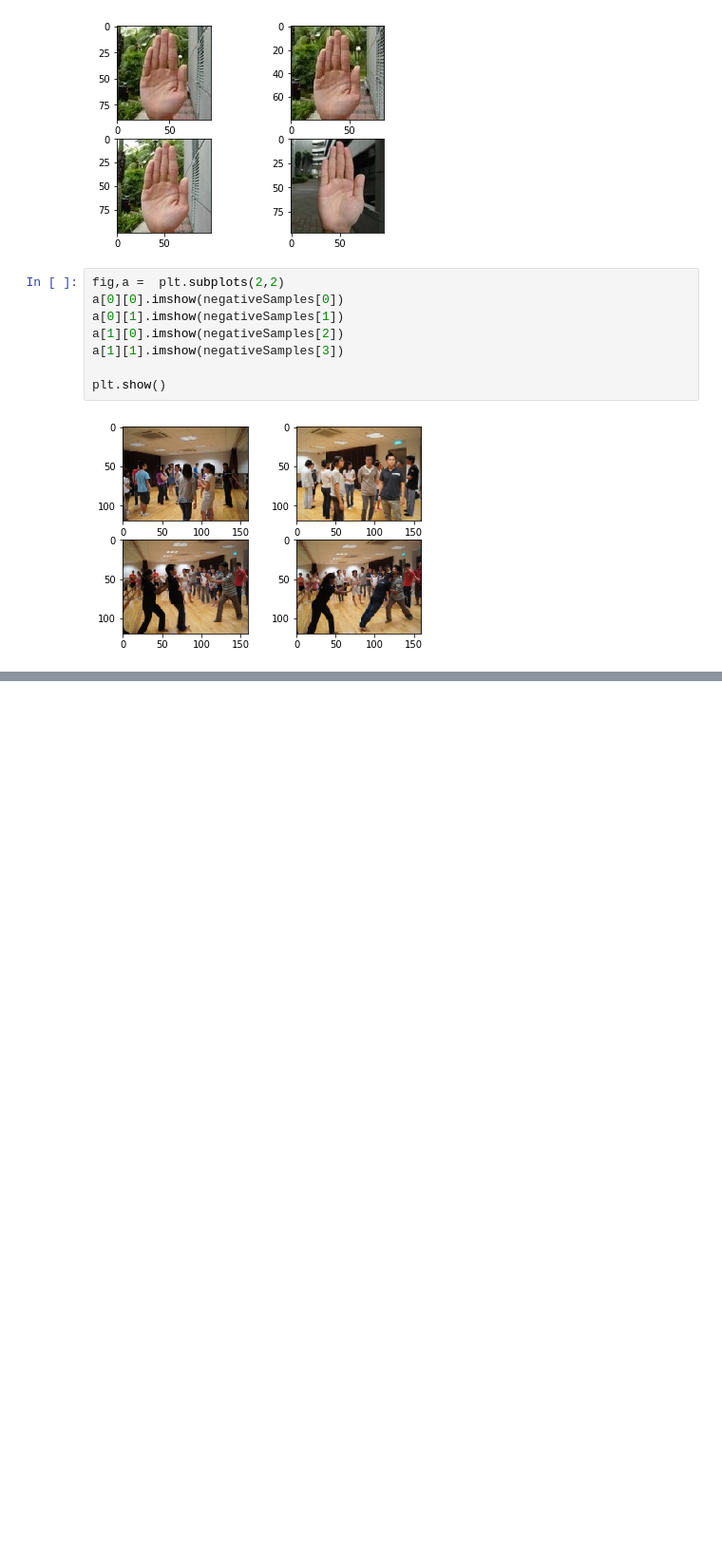
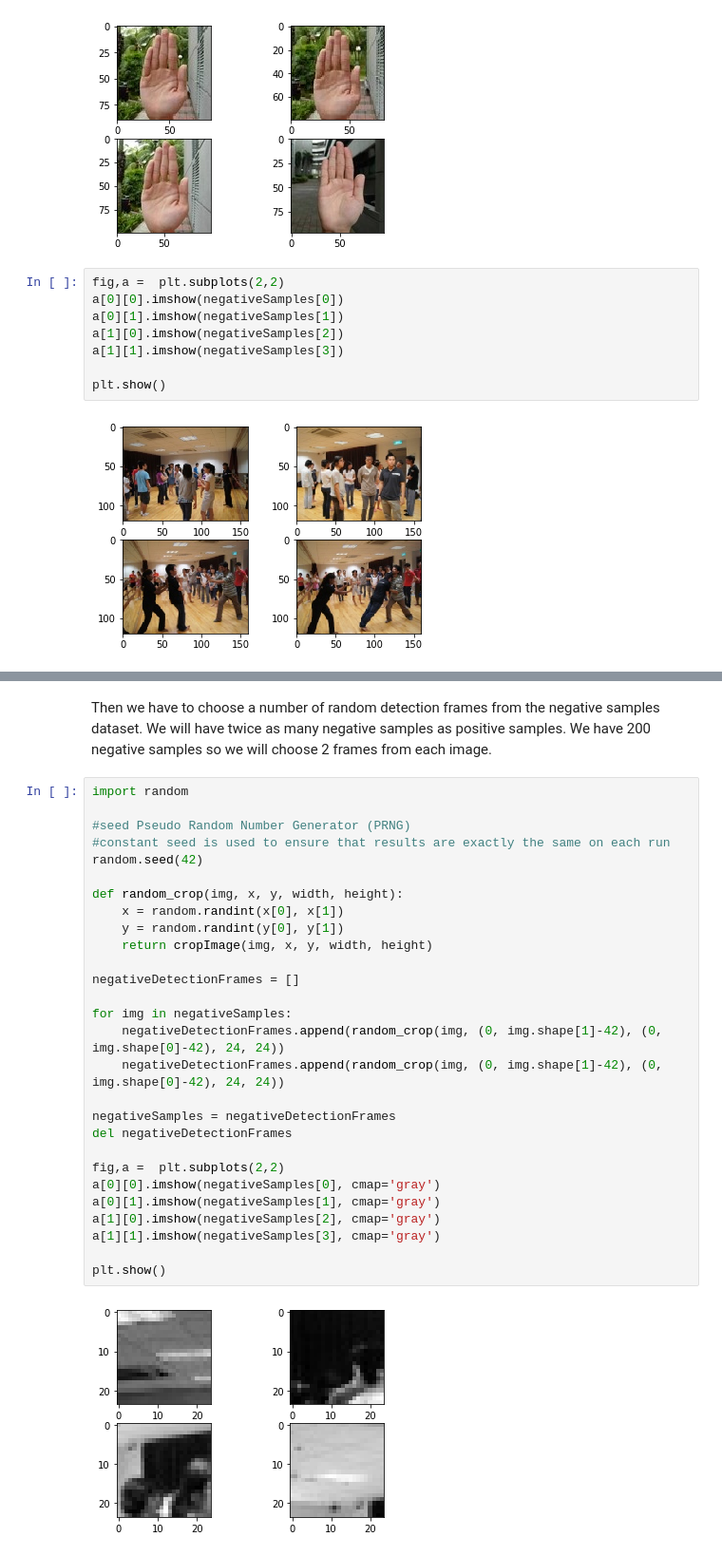
Before and after one commit to Bill2462/Viola-Jones, a Jupyter notebook: Hand-detection-Viola-Jones.ipynb, the cells around one changed output, grey strips where cells are left out. Shown at 95% size. Cells and saved outputs as stored; diff of their text form; blank space fills up the shorter version.

Commit message:
add dataset preparation chapter

```diff
--- a/Hand-detection-Viola-Jones.ipynb
+++ b/Hand-detection-Viola-Jones.ipynb
@@ -268,0 +297,32 @@ plt.show()
+# %% [markdown]
+Then we have to choose a number of random detection frames from the negative samples dataset. We will have twice as many negative samples as positive samples. We have 200 negative samples so we will choose 2 frames from each image.
+# %%
+import random
+
+#seed Pseudo Random Number Generator (PRNG)
+#constant seed is used to ensure that results are exactly the same on each run
+random.seed(42)
+
+def random_crop(img, x, y, width, height):
+    x = random.randint(x[0], x[1])
+    y = random.randint(y[0], y[1])
+    return cropImage(img, x, y, width, height)
+
+negativeDetectionFrames = []
+
+for img in negativeSamples:
+    negativeDetectionFrames.append(random_crop(img, (0, img.shape[1]-42), (0, img.shape[0]-42), 24, 24))
+    negativeDetectionFrames.append(random_crop(img, (0, img.shape[1]-42), (0, img.shape[0]-42), 24, 24))
+
+negativeSamples = negativeDetectionFrames
+del negativeDetectionFrames
+
+fig,a =  plt.subplots(2,2)
+a[0][0].imshow(negativeSamples[0], cmap='gray')
+a[0][1].imshow(negativeSamples[1], cmap='gray')
+a[1][0].imshow(negativeSamples[2], cmap='gray')
+a[1][1].imshow(negativeSamples[3], cmap='gray')
+
+plt.show()
+# %% [output]
+[figure, added]
```
Also changed, not shown: parts of 6 cells of this notebook.
